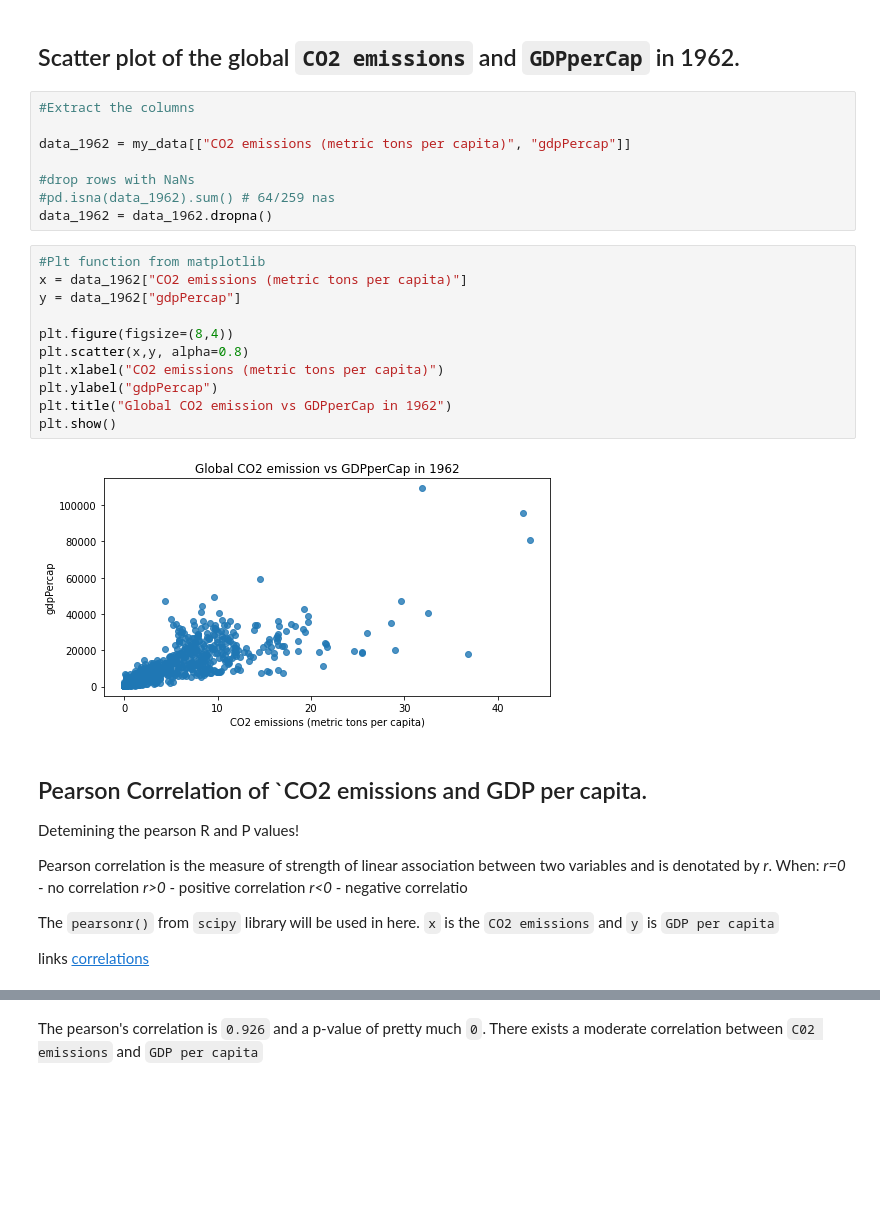
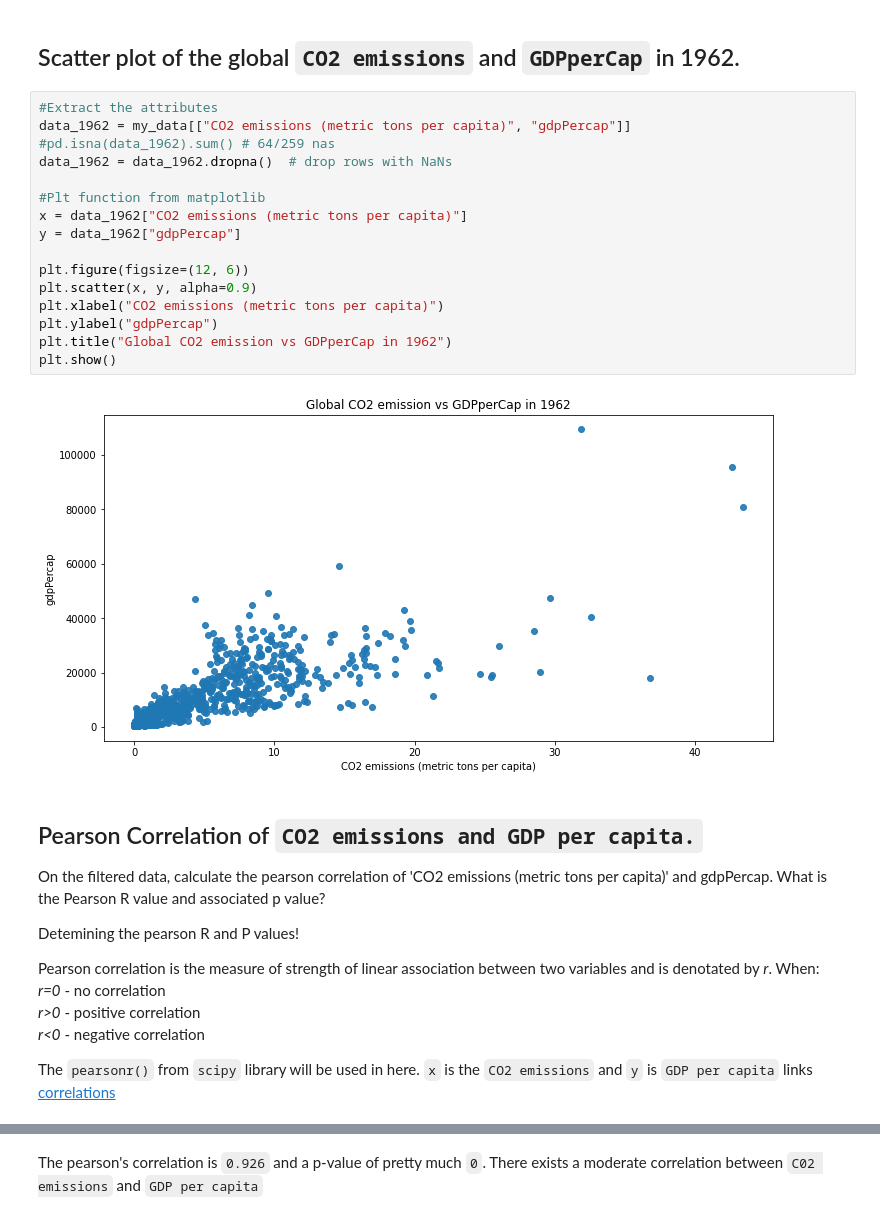
Before and after one commit to mikemwanga/Data_Science, a Jupyter notebook: Python for Data Science/notebook/python4DS.ipynb, the cells around one changed output, grey strips where cells are left out. Drawn from its saved outputs; the diff is of its cells as text; blank space fills up the shorter version.

```diff
--- a/Python for Data Science/notebook/python4DS.ipynb
+++ b/Python for Data Science/notebook/python4DS.ipynb
@@ -73,39 +68,37 @@ my_data.head()
 # %% [markdown]
 ## Scatter plot of the global `CO2 emissions` and `GDPperCap` in 1962.
-# %%
-#Extract the columns
-
-data_1962 = my_data[["CO2 emissions (metric tons per capita)", "gdpPercap"]]
-
-#drop rows with NaNs
-#pd.isna(data_1962).sum() # 64/259 nas
-data_1962 = data_1962.dropna()
 # %%
+#Extract the attributes
+data_1962 = my_data[["CO2 emissions (metric tons per capita)", "gdpPercap"]]
+#pd.isna(data_1962).sum() # 64/259 nas
+data_1962 = data_1962.dropna()  # drop rows with NaNs
+
 #Plt function from matplotlib
 x = data_1962["CO2 emissions (metric tons per capita)"]
 y = data_1962["gdpPercap"]
 
-plt.figure(figsize=(8,4))
-plt.scatter(x,y, alpha=0.8)
+plt.figure(figsize=(12, 6))
+plt.scatter(x, y, alpha=0.9)
 plt.xlabel("CO2 emissions (metric tons per capita)")
 plt.ylabel("gdpPercap")
 plt.title("Global CO2 emission vs GDPperCap in 1962")
 plt.show()
 # %% [output]
-[figure, old version]
+[figure, new version]
 # %% [markdown]
-## Pearson Correlation of `CO2 emissions and GDP per capita.
+## Pearson Correlation of `CO2 emissions and GDP per capita.`
+On the filtered data, calculate the pearson correlation of 'CO2 emissions (metric tons per capita)' and gdpPercap. What is the Pearson R value and associated p value?
+
 Detemining the pearson R and P values!
 
 Pearson correlation is the measure of strength of linear association between two variables and is denotated by *r*.
-When:
-    *r=0* - no correlation
-    *r>0* - positive correlation
-    *r<0* - negative correlatio
+When: \
+    *r=0* - no correlation \
+    *r>0* - positive correlation \
+    *r<0* - negative correlation
 
 The `pearsonr()` from `scipy` library will be used in here.
 `x` is the `CO2 emissions` and `y` is `GDP per capita`
-
 links
 [correlations](https://machinelearningmastery.com/how-to-use-correlation-to-understand-the-relationship-between-variables/)
 # %%
```
Also changed, not shown: parts of 17 cells of this notebook, 1 other file.
